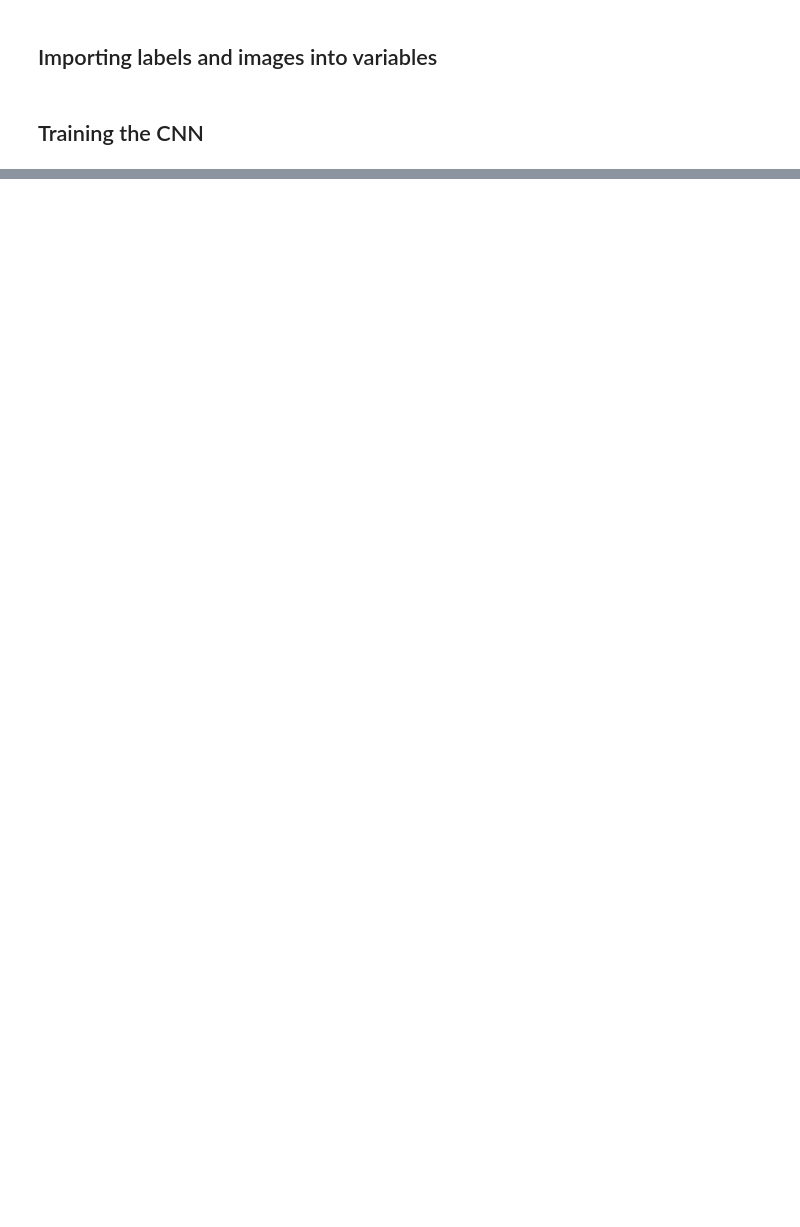
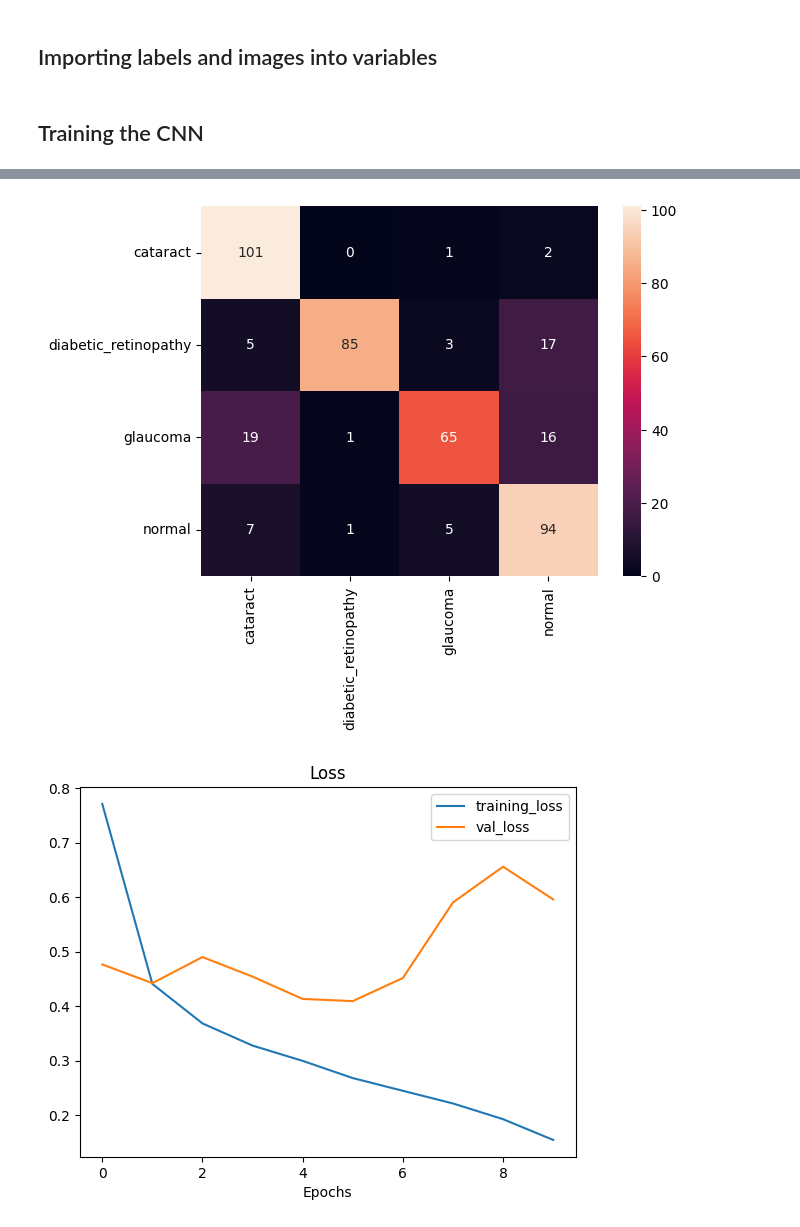
Before and after one commit to michni00/Image-Classification, a Jupyter notebook: Conv_Classification.ipynb, the cells around one changed output, grey strips where cells are left out. Saved outputs shown, nothing was run; the diff lists cells and outputs as text; code cells hidden in the pictures; blank space fills up the shorter version.

```diff
--- a/Conv_Classification.ipynb
+++ b/Conv_Classification.ipynb
@@ -127,9 +177,18 @@ predictions = Dense(NUM_CLASSES, activation='softmax')(x)
 
 model = Model(inputs, outputs=predictions)
 model.compile(optimizer=Adam(), loss='categorical_crossentropy', metrics=['accuracy'])
-model.fit(x_train_rgb, y_train, validation_data=(x_val_rgb, y_val), epochs=EPOCHS, batch_size=BATCH_SIZE)
+history = model.fit(x_train_rgb, y_train, validation_data=(x_val_rgb, y_val), epochs=EPOCHS, batch_size=BATCH_SIZE)
 
 loss, accuracy = model.evaluate(x_test_rgb, y_test)
-print(f'Test accuracy: {accuracy}')
+
+y_pred_probs = model.predict(x_val_rgb)
+
+y_pred = np.argmax(y_pred_probs, axis=1)
+y_true = np.argmax(y_val, axis=1)
+conf_matrix = confusion_matrix(y_true, y_pred)
+sns.heatmap(conf_matrix, annot=True, xticklabels=class_names, yticklabels=class_names, fmt='d')
+plt.show()
+
+plot_loss_curves(history)
 # %% [output]
 Epoch 1/10
@@ -151,0 +211,2 @@ Test accuracy: 0.8815165758132935
+[figure, added]
+[figure, added]
```
Also changed, not shown: parts of 14 cells of this notebook, 2 other files.
